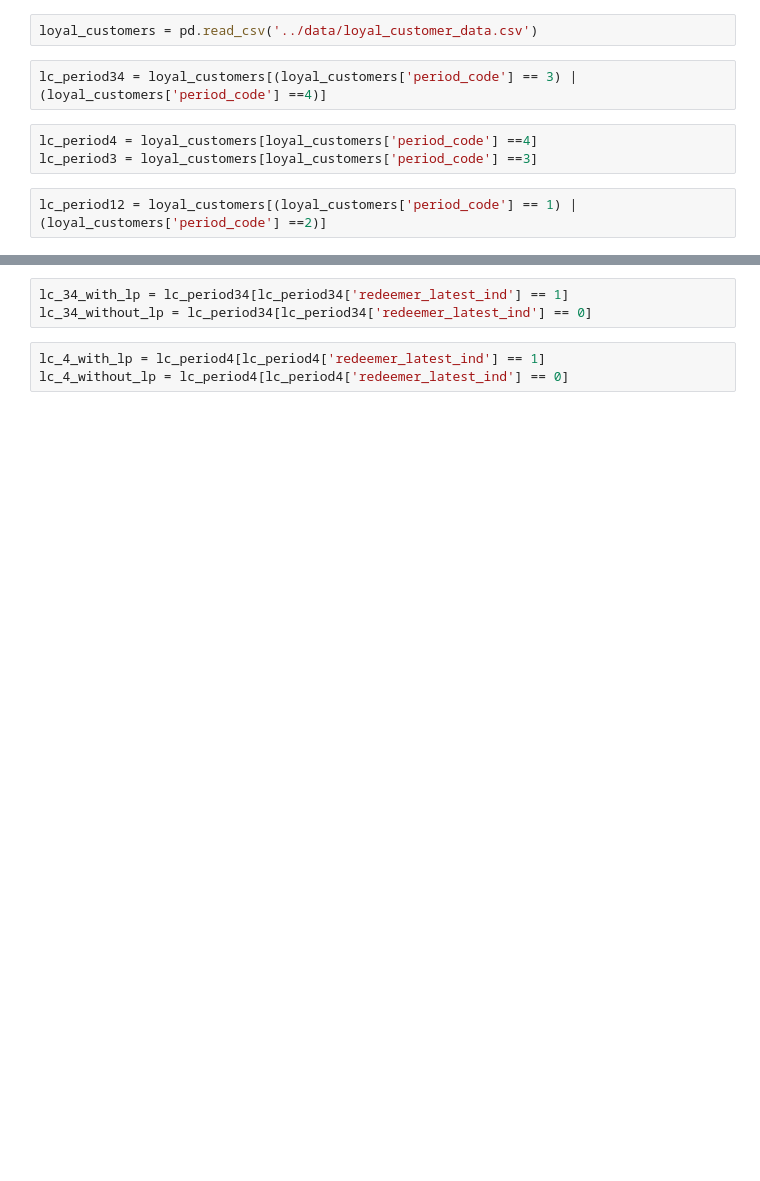
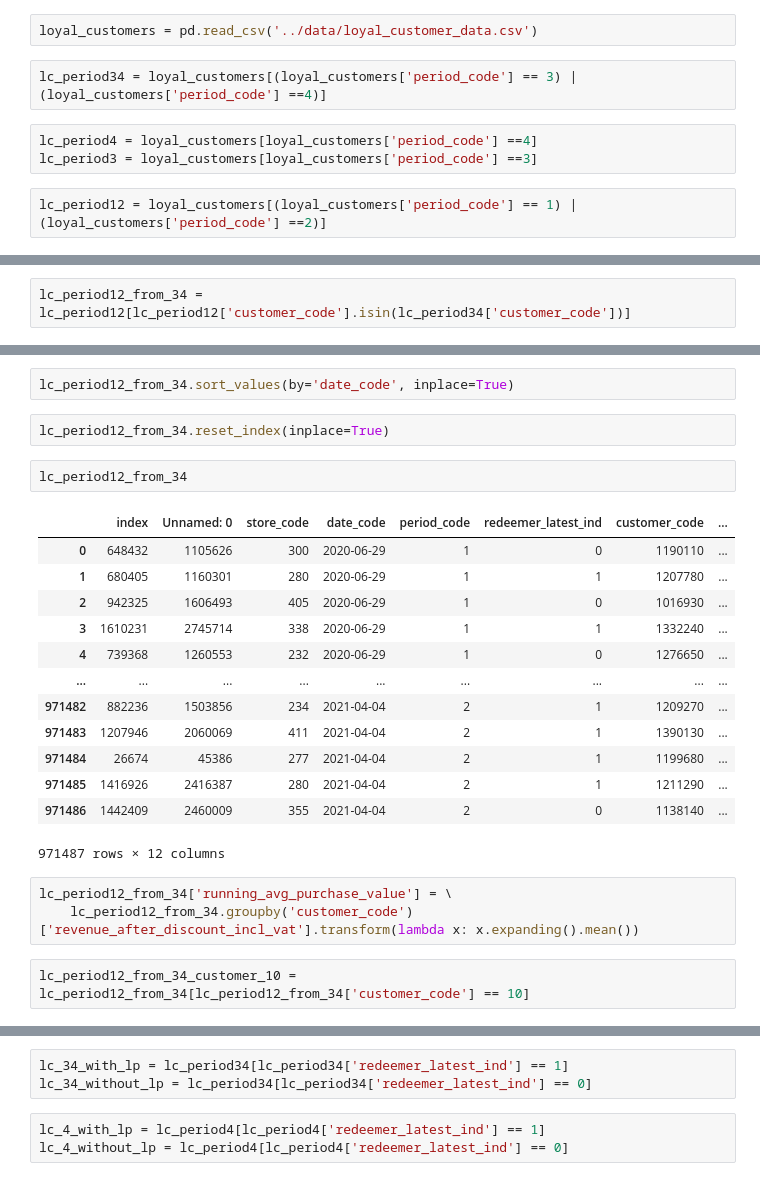
Before and after one commit to MaxMaas/JM0130-M-6, a Jupyter notebook: notebooks/identify_effect.ipynb, the cells around one changed output, grey strips where cells are left out. Saved outputs shown, nothing was run; the diff lists cells and outputs as text; blank space fills up the shorter version.

```diff
--- a/notebooks/identify_effect.ipynb
+++ b/notebooks/identify_effect.ipynb
@@ -28,0 +14,2 @@ lc_period34
+# %%
+lc_period12_from_34 = lc_period12[lc_period12['customer_code'].isin(lc_period34['customer_code'])]
@@ -28,0 +28,25 @@ lc_period34
+# %%
+lc_period12_from_34.sort_values(by='date_code', inplace=True)
+# %%
+lc_period12_from_34.reset_index(inplace=True)
+# %%
+lc_period12_from_34
+# %% [output]
+|  | index | Unnamed: 0 | store_code | date_code | period_code | redeemer_latest_ind | customer_code | ... |
+| 0 | 648432 | 1105626 | 300 | 2020-06-29 | 1 | 0 | 1190110 | ... |
+| 1 | 680405 | 1160301 | 280 | 2020-06-29 | 1 | 1 | 1207780 | ... |
+| 2 | 942325 | 1606493 | 405 | 2020-06-29 | 1 | 0 | 1016930 | ... |
+| 3 | 1610231 | 2745714 | 338 | 2020-06-29 | 1 | 1 | 1332240 | ... |
+| 4 | 739368 | 1260553 | 232 | 2020-06-29 | 1 | 0 | 1276650 | ... |
+| ... | ... | ... | ... | ... | ... | ... | ... | ... |
+| 971482 | 882236 | 1503856 | 234 | 2021-04-04 | 2 | 1 | 1209270 | ... |
+| 971483 | 1207946 | 2060069 | 411 | 2021-04-04 | 2 | 1 | 1390130 | ... |
+| 971484 | 26674 | 45386 | 277 | 2021-04-04 | 2 | 1 | 1199680 | ... |
+| 971485 | 1416926 | 2416387 | 280 | 2021-04-04 | 2 | 1 | 1211290 | ... |
+| 971486 | 1442409 | 2460009 | 355 | 2021-04-04 | 2 | 0 | 1138140 | ... |
+971487 rows × 12 columns
+# %%
+lc_period12_from_34['running_avg_purchase_value'] = \
+    lc_period12_from_34.groupby('customer_code')['revenue_after_discount_incl_vat'].transform(lambda x: x.expanding().mean())
+# %%
+lc_period12_from_34_customer_10 = lc_period12_from_34[lc_period12_from_34['customer_code'] == 10]
```
Also changed, not shown: parts of 30 cells of this notebook.
